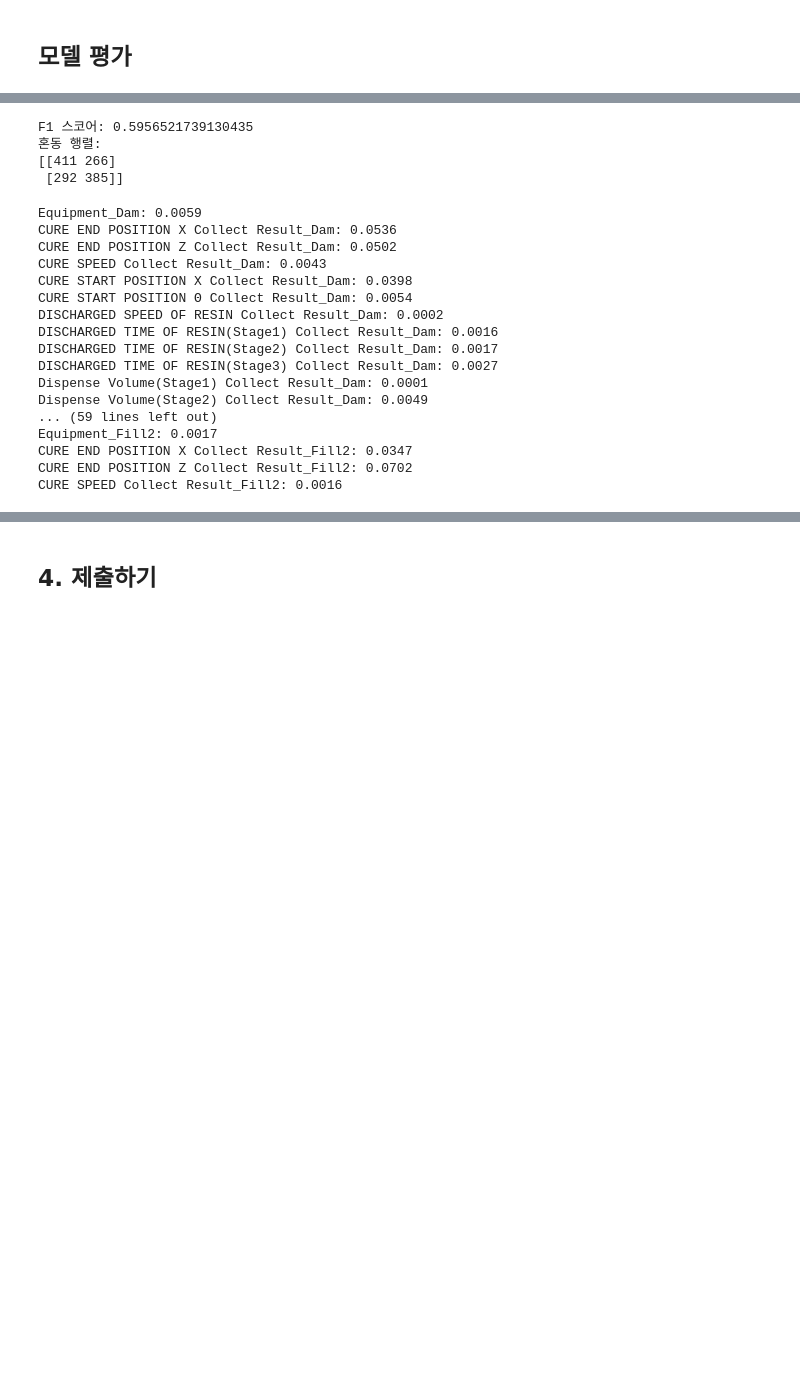
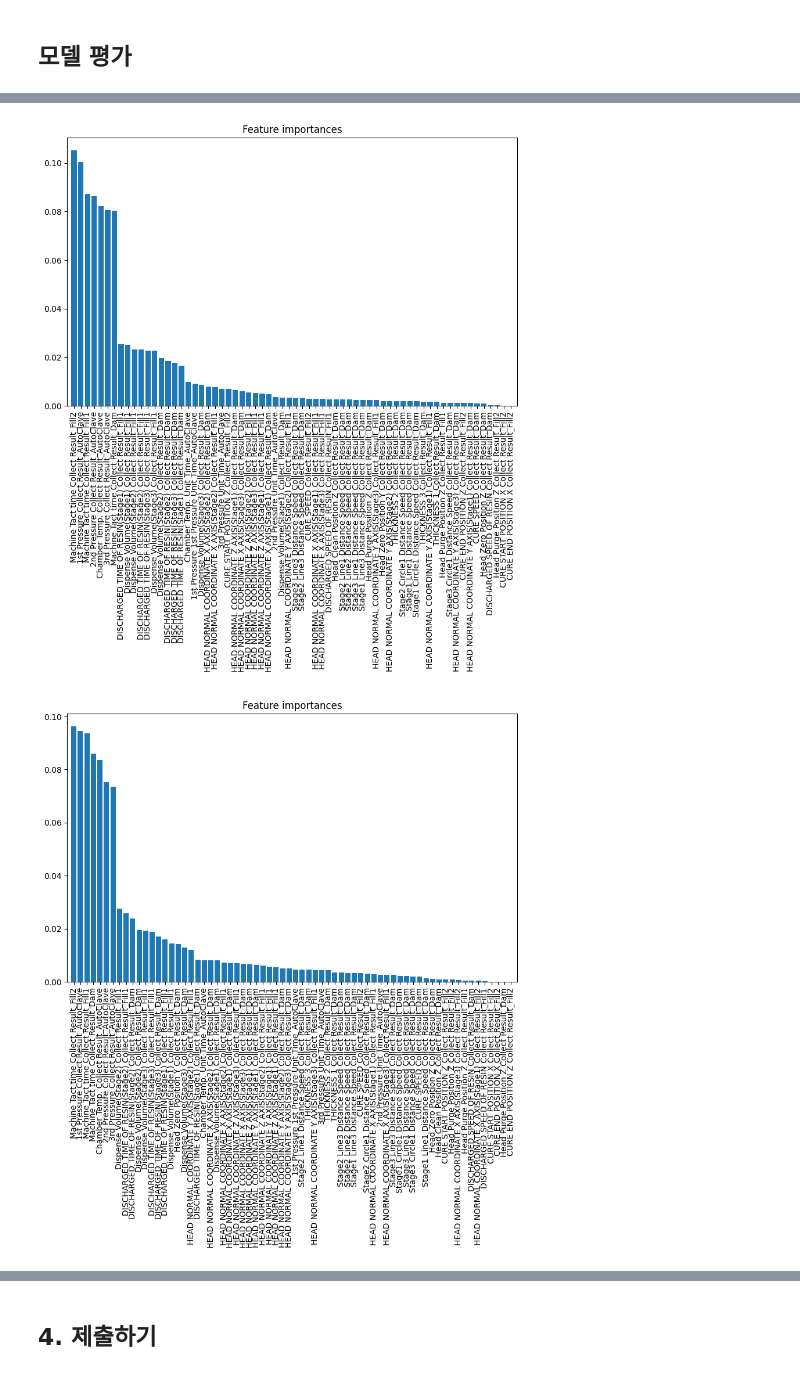
Before and after one commit to moool01/LGAIMERS5th, a Jupyter notebook: code.ipynb, the cells around one changed output, grey strips where cells are left out. Drawn from its saved outputs; the diff is of its cells as text; code cells hidden in the pictures; blank space fills up the shorter version.

```diff
--- a/code.ipynb
+++ b/code.ipynb
@@ -1147,33 +1162,47 @@ Name: count, dtype: int64
-# %%
-# 혼동 행렬 생성
-cm = confusion_matrix(val_y, final_predictions)
-
-print(f"F1 스코어: {val_f1_score}")
-print(f"혼동 행렬:\n{cm}")
-# %% [output]
-F1 스코어: 0.5956521739130435
-혼동 행렬:
-[[411 266]
- [292 385]]
 # %%
-feature_importances = model1.feature_importances_
-for name, importance in zip(df_train,feature_importances):
-    print(f"{name}: {importance:.4f}")
+
+# 피쳐 중요성 얻기
+importances = model1.feature_importances_
+
+# 중요성을 시각화 (옵션)
+import matplotlib.pyplot as plt
+
+# 피쳐 이름 설정 (옵션)
+feature_names = X_model1.columns
+
+# 중요성 정렬
+indices = np.argsort(importances)[::-1]
+
+# 바 차트 그리기
+plt.figure(figsize=(10,6))
+plt.gca().xaxis.set_major_locator(plt.MultipleLocator(1))
+plt.title("Feature importances")
+plt.bar(range(X_model1.shape[1]), importances[indices], align="center")
+plt.xticks(range(X_model1.shape[1]), np.array(feature_names)[indices], rotation=90)
+plt.xlim([-1, X_model1.shape[1]])
+plt.show()
+
+
+# 피쳐 중요성 얻기
+importances = model2.feature_importances_
+
+# 중요성을 시각화 (옵션)
+import matplotlib.pyplot as plt
+
+# 피쳐 이름 설정 (옵션)
+feature_names = X_model2.columns
+
+# 중요성 정렬
+indices = np.argsort(importances)[::-1]
+
+# 바 차트 그리기
+plt.figure(figsize=(10,6))
+plt.gca().xaxis.set_major_locator(plt.MultipleLocator(1))
+plt.title("Feature importances")
+plt.bar(range(X_model2.shape[1]), importances[indices], align="center")
+plt.xticks(range(X_model2.shape[1]), np.array(feature_names)[indices], rotation=90)
+plt.xlim([-1, X_model2.shape[1]])
+plt.show()
 # %% [output]
-Equipment_Dam: 0.0059
-CURE END POSITION X Collect Result_Dam: 0.0536
-CURE END POSITION Z Collect Result_Dam: 0.0502
-CURE SPEED Collect Result_Dam: 0.0043
-CURE START POSITION X Collect Result_Dam: 0.0398
-CURE START POSITION Θ Collect Result_Dam: 0.0054
-DISCHARGED SPEED OF RESIN Collect Result_Dam: 0.0002
-DISCHARGED TIME OF RESIN(Stage1) Collect Result_Dam: 0.0016
-DISCHARGED TIME OF RESIN(Stage2) Collect Result_Dam: 0.0017
-DISCHARGED TIME OF RESIN(Stage3) Collect Result_Dam: 0.0027
-Dispense Volume(Stage1) Collect Result_Dam: 0.0001
-Dispense Volume(Stage2) Collect Result_Dam: 0.0049
-... (59 lines left out)
-Equipment_Fill2: 0.0017
-CURE END POSITION X Collect Result_Fill2: 0.0347
-CURE END POSITION Z Collect Result_Fill2: 0.0702
-CURE SPEED Collect Result_Fill2: 0.0016
+[figure, added]
+[figure, added]
```
Also changed, not shown: parts of 54 cells of this notebook, 6 other files.
